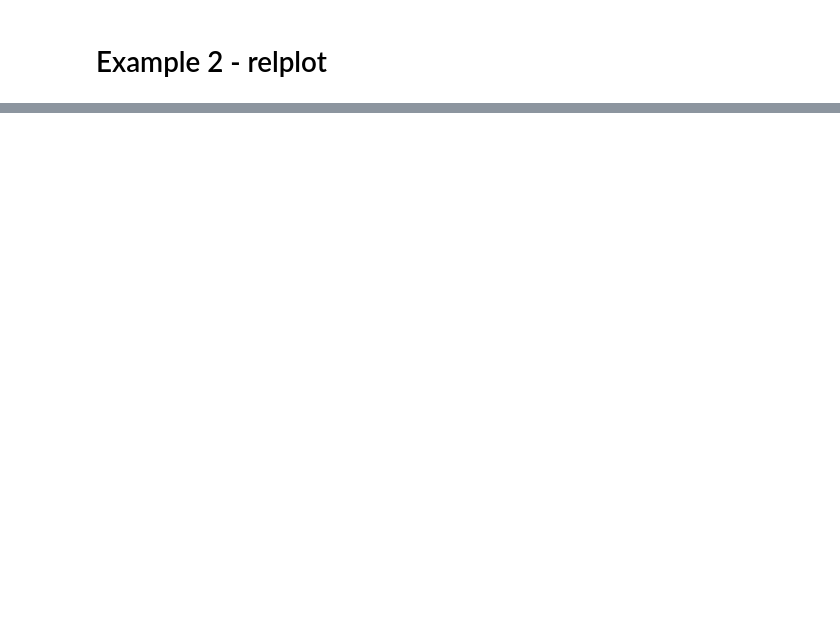
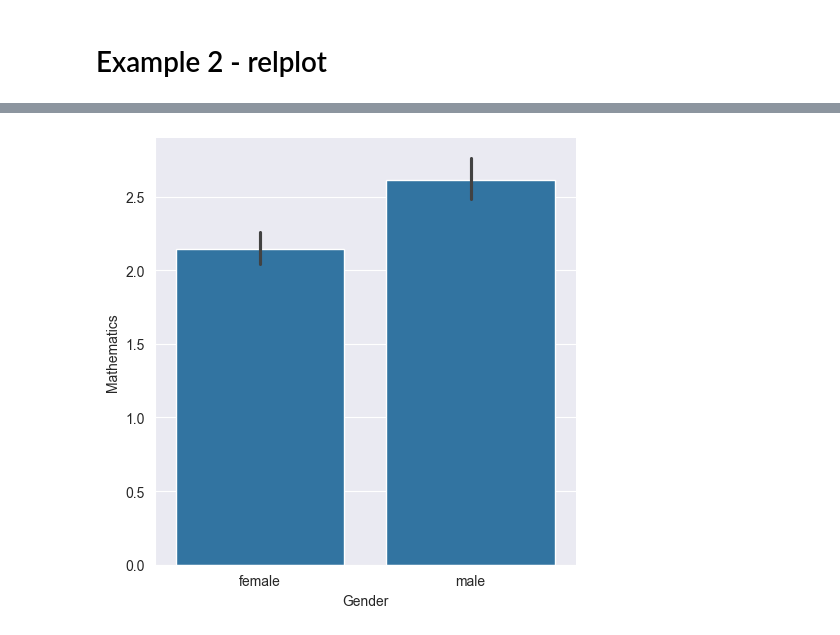
Before and after one commit to FranGiordano/machine-learning-datacamp, a Jupyter notebook: practice/seaborn.ipynb, the cells around one changed output, grey strips where cells are left out. Drawn from its saved outputs; the diff is of its cells as text; code cells hidden in the pictures; blank space fills up the shorter version.

```diff
--- a/practice/seaborn.ipynb
+++ b/practice/seaborn.ipynb
@@ -60,0 +91,7 @@ plt.show()
+# %%
+sns.catplot(data=survey_data, x="Gender", y="Mathematics", kind="bar")
+
+# Show plot
+plt.show()
+# %% [output]
+[figure, added]
```
Also changed, not shown: parts of 19 cells of this notebook, 2 other files.
